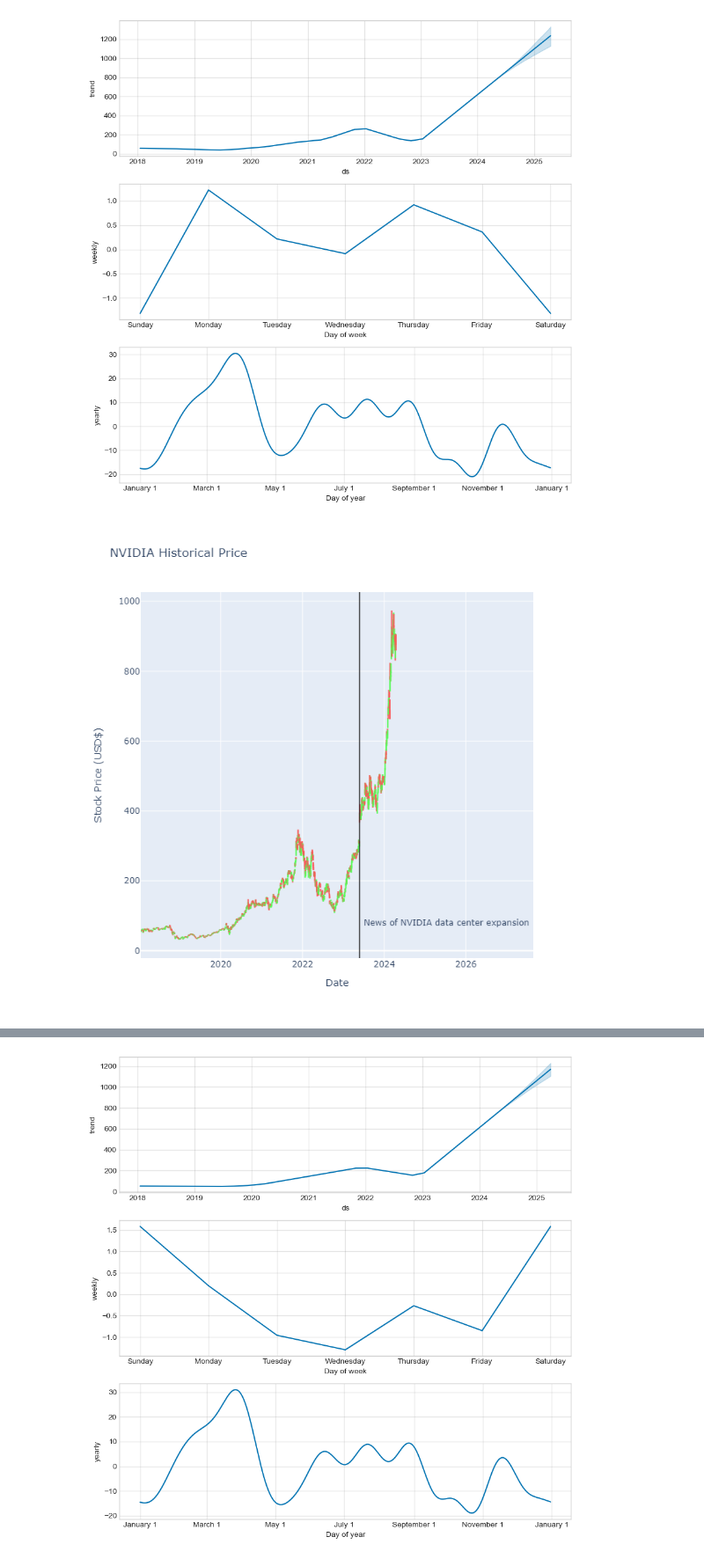
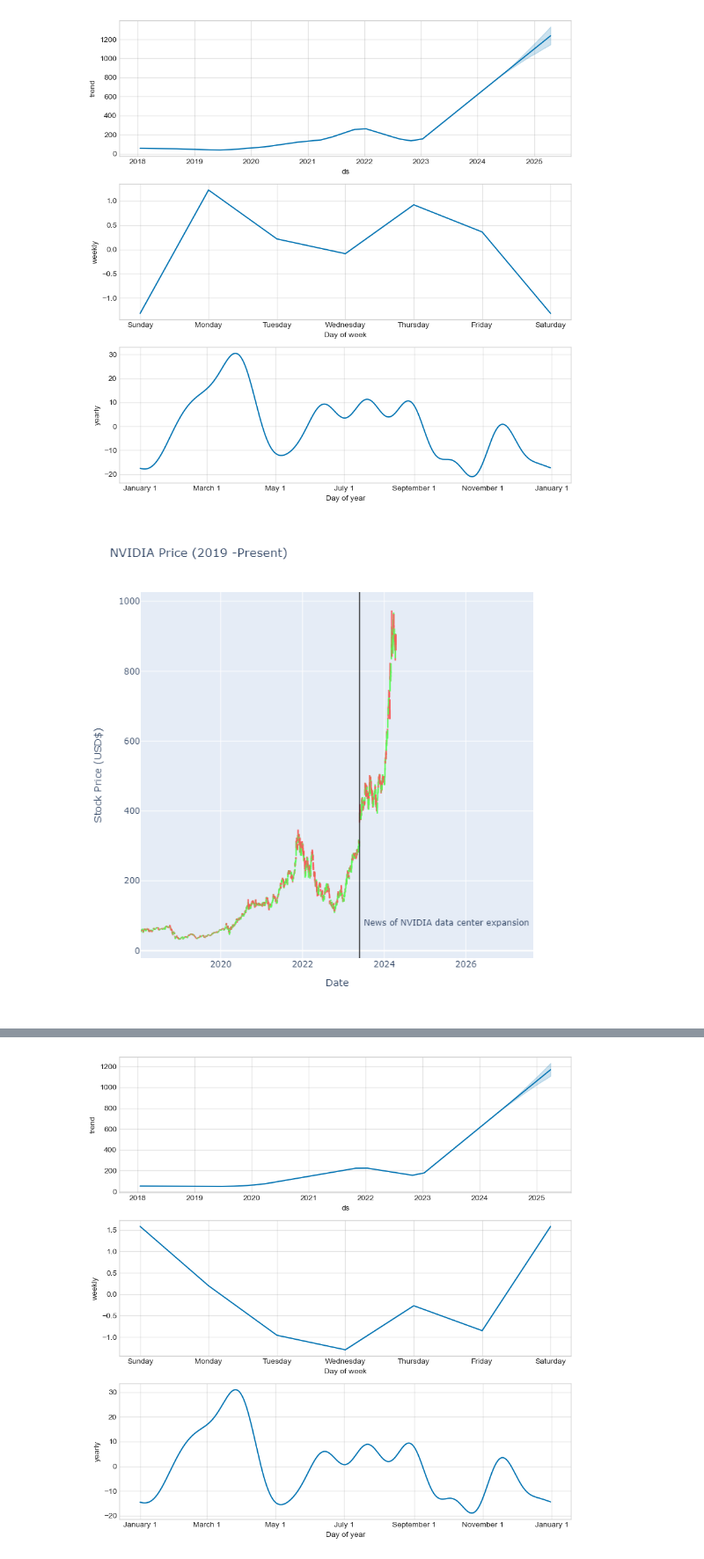
Before and after one commit to triciaannan/Stock-analysis-and-Forecasting, a Jupyter notebook: stocks.ipynb, the cells around one changed output, grey strips where cells are left out. Shown at 88% size. Saved outputs shown, nothing was run; the diff lists cells and outputs as text; code cells hidden in the pictures.

```diff
--- a/stocks.ipynb
+++ b/stocks.ipynb
@@ -238,35 +235,35 @@ trace = go.Ohlc(x=nvda_stocks['Date'],
                 high=nvda_stocks['High'],
                 low=nvda_stocks['Low'],
                 close=nvda_stocks['Close'],
                increasing=dict(line=dict(color= '#58FA58')),
                 decreasing=dict(line=dict(color= '#FA5858')))
 
 layout = {
-    'title': 'NVIDIA Historical Price',
+    'title': 'NVIDIA Price (2019 -Present)',
     'height':700,
     'width':1000,
     'xaxis': {'title': 'Date',
              'rangeslider': {'visible': False}},
     'yaxis': {'title': 'Stock Price (USD$)'},
     'shapes': [{
         'x0': '2023-05-25', 'x1': '2023-05-25',
         'y0': 0, 'y1': 1, 'xref': 'x', 'yref': 'paper',
         'line': {'color': 'rgb(30,30,30)', 'width': 1}
     }],
     'annotations': [{
         'x': '2023-06-20', 'y': 0.05, 'xref': 'x', 'yref': 'paper',
         'showarrow': False, 'xanchor': 'left',
         'text': 'News of NVIDIA data center expansion <br> '
     }]
 }
 
 
 data = [trace]
 
 fig = go.Figure(data=data, layout=layout)
 iplot(fig, filename='simple_ohlc')
 # %% [output]
-[figure, old version]
+[figure, new version]
 # %%
 m=Prophet(changepoint_prior_scale=0.01).fit(nvda_new)
 future=m.make_future_dataframe(periods=12,freq= 'M')
```
Also changed, not shown: parts of 12 cells of this notebook.
